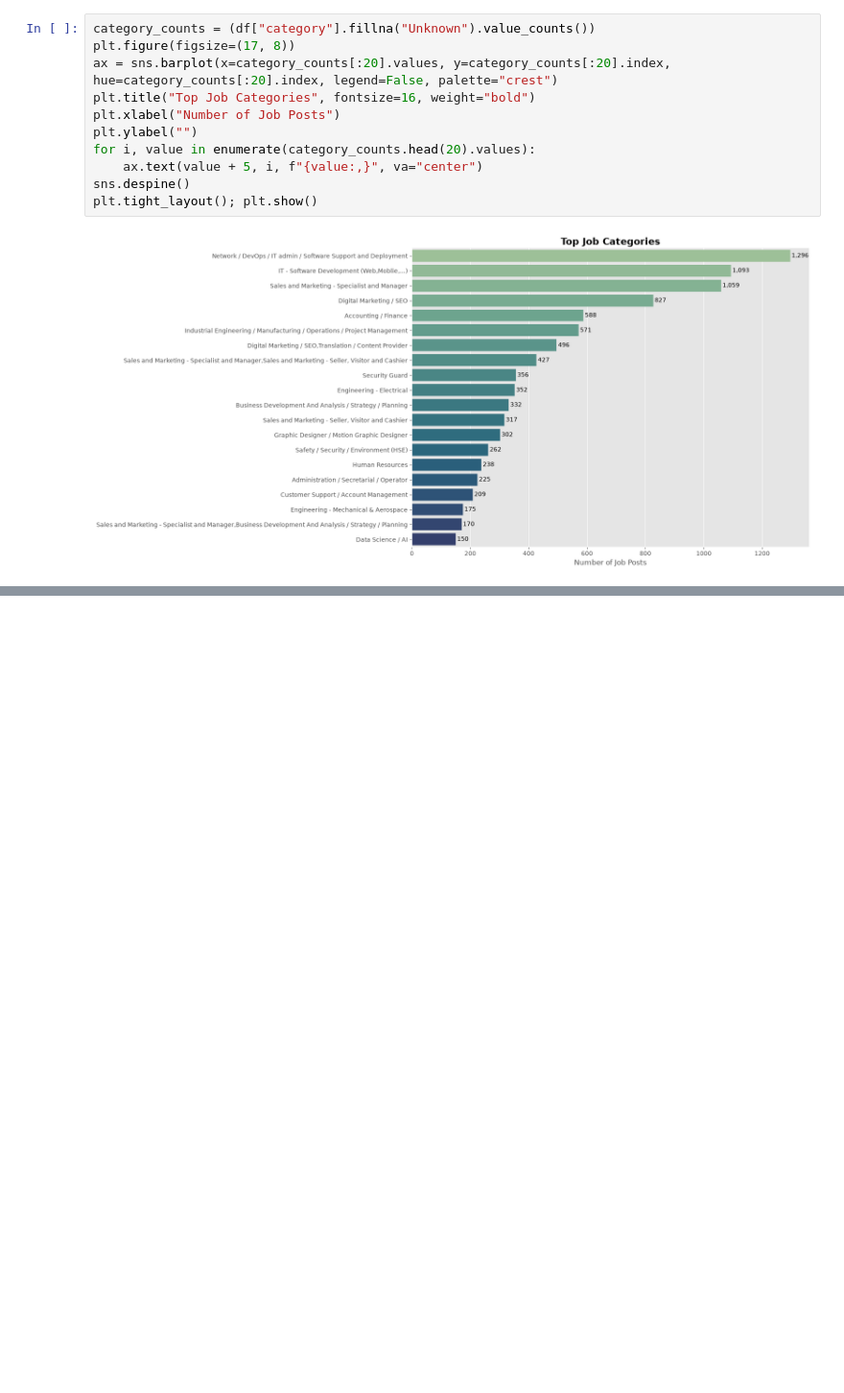
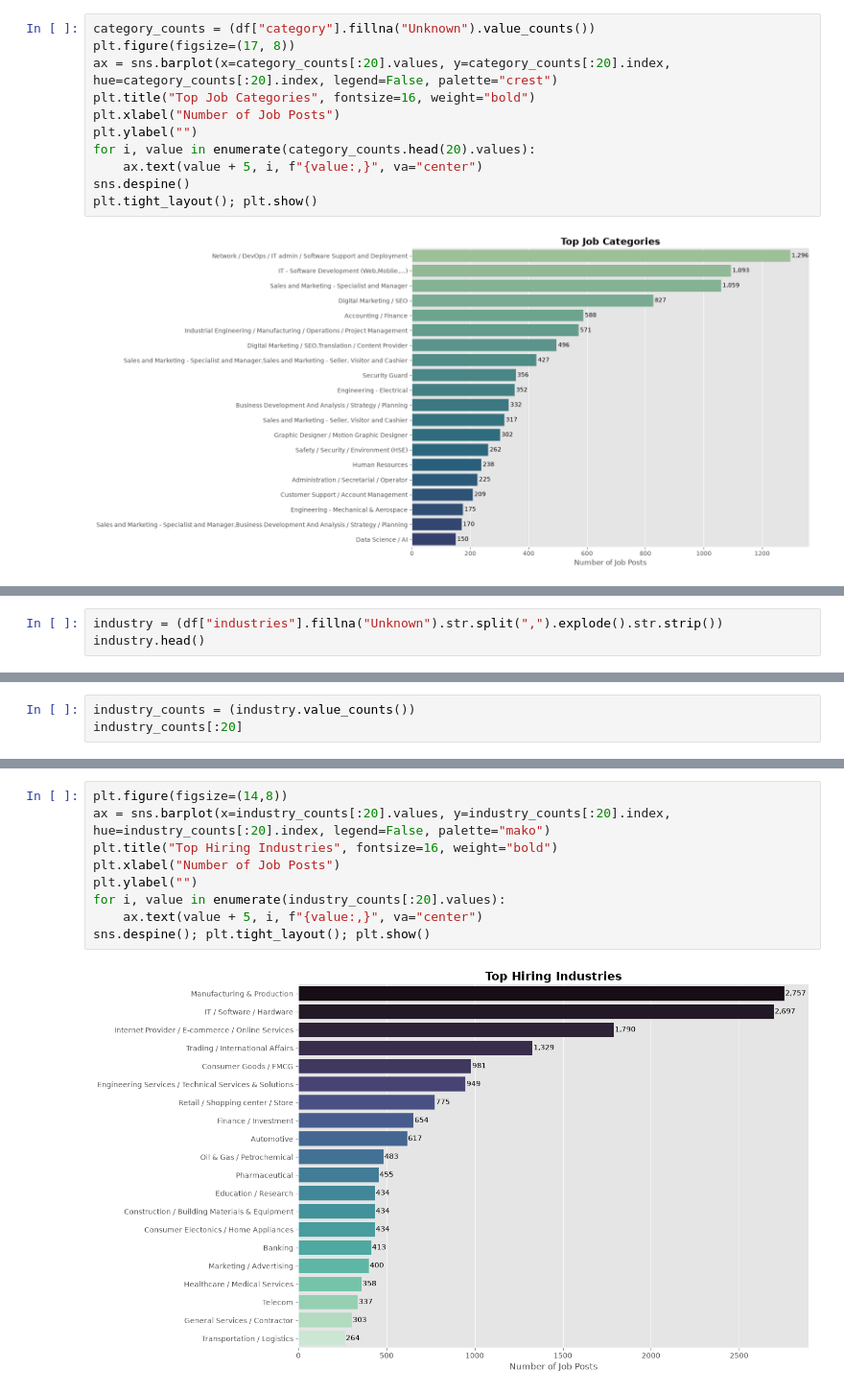
Before and after one commit to Behniash/Iran-Job-Market-Analysis, a Jupyter notebook: notebooks/02_EDA.ipynb, the cells around one changed output, grey strips where cells are left out. Shown at 96% size. Drawn from its saved outputs; the diff is of its cells as text; blank space fills up the shorter version.

Commit message:
Update Industry Analysis

```diff
--- a/notebooks/02_EDA.ipynb
+++ b/notebooks/02_EDA.ipynb
@@ -150,0 +164,3 @@ Top 10 categories represent 57.65% of all jobs.
+# %%
+industry = (df["industries"].fillna("Unknown").str.split(",").explode().str.strip())
+industry.head()
@@ -150,0 +174,3 @@ Top 10 categories represent 57.65% of all jobs.
+# %%
+industry_counts = (industry.value_counts())
+industry_counts[:20]
@@ -150,0 +195,11 @@ Top 10 categories represent 57.65% of all jobs.
+# %%
+plt.figure(figsize=(14,8))
+ax = sns.barplot(x=industry_counts[:20].values, y=industry_counts[:20].index, hue=industry_counts[:20].index, legend=False, palette="mako")
+plt.title("Top Hiring Industries", fontsize=16, weight="bold")
+plt.xlabel("Number of Job Posts")
+plt.ylabel("")
+for i, value in enumerate(industry_counts[:20].values):
+    ax.text(value + 5, i, f"{value:,}", va="center")
+sns.despine(); plt.tight_layout(); plt.show()
+# %% [output]
+[figure, added]
```
Also changed, not shown: parts of 9 cells of this notebook.
